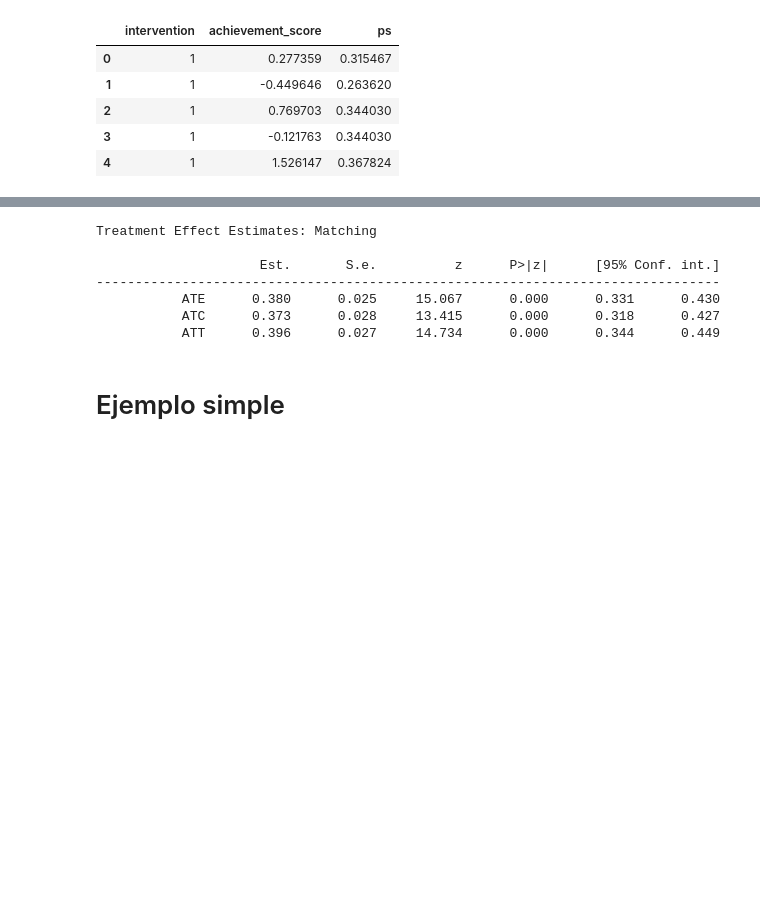
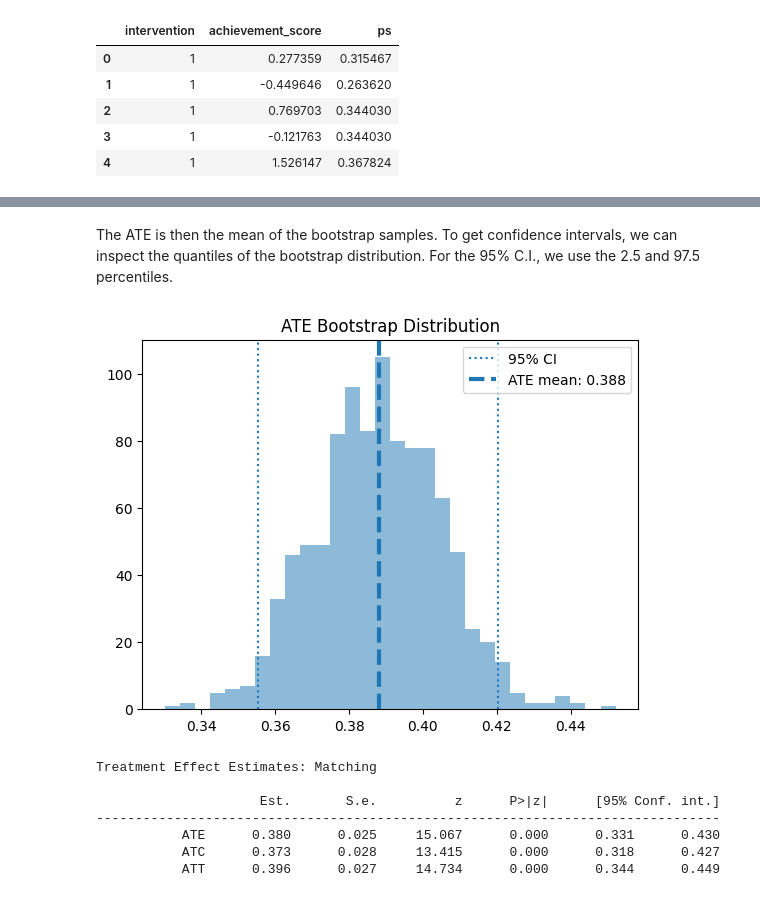
Before and after one commit to alexanderquispe/1REI05, a Jupyter notebook: tutorials/tutorial12/tutorial12.ipynb, the cells around one changed output, grey strips where cells are left out. Cells and saved outputs as stored; diff of their text form; code cells hidden in the pictures; blank space fills up the shorter version.

```diff
--- a/tutorials/tutorial12/tutorial12.ipynb
+++ b/tutorials/tutorial12/tutorial12.ipynb
@@ -144,0 +200,10 @@ ATE 0.38848033425890455
+# %%
+T = 'intervention'
+Y = 'achievement_score'
+X = data_with_categ.columns.drop(['schoolid', T, Y])
+
+ps_model = LogisticRegression(C=1e6).fit(data_with_categ[X], data_with_categ[T])
+
+data_ps = data.assign(ps=ps_model.predict_proba(data_with_categ[X])[:, 1])
+
+data_ps[["intervention", "achievement_score", "ps"]].head()
@@ -145,3 +228,29 @@ ATE 0.38848033425890455
+# %%
+def run_ps(df, X, T, y):
+    # estimate the propensity score
+    ps = LogisticRegression(C=1e6).fit(df[X], df[T]).predict_proba(df[X])[:, 1]
+
+    weight = (df[T]-ps) / (ps*(1-ps)) # define the weights
+    return np.mean(weight * df[y]) # compute the ATE
+
+ates = []
+# run 1000 bootstrap samples
+bootstrap_sample = 1000
+for i in range(bootstrap_sample):
+    at = run_ps(data_with_categ.sample(frac=1, replace=True), X, T, Y)
+    ates.append(at)
+# %% [markdown]
+The ATE is then the mean of the bootstrap samples. To get confidence intervals, we can inspect the quantiles of the bootstrap distribution. For the 95% C.I., we use the 2.5 and 97.5 percentiles.
+# %%
+ate_mean = round(np.mean(ates), 3)
+plt.hist(ates, bins = 30, alpha = .5)
+plt.axvline(np.percentile(ates, 2.5), linestyle="dotted")
+plt.axvline(np.percentile(ates, 97.5), linestyle="dotted", label="95% CI")
+plt.axvline(ate_mean, linestyle="--", lw = 3, label=f"ATE mean: {ate_mean}")
+plt.title("ATE Bootstrap Distribution")
+plt.legend();
+# %% [output]
+[figure, added]
 # %%
 from causalinference import CausalModel
 # %%
@@ -167,2 +273,0 @@ data_ps.to_stata("sch.dta")
-# %% [markdown]
-# Ejemplo simple
```
Also changed, not shown: parts of 34 cells of this notebook.
